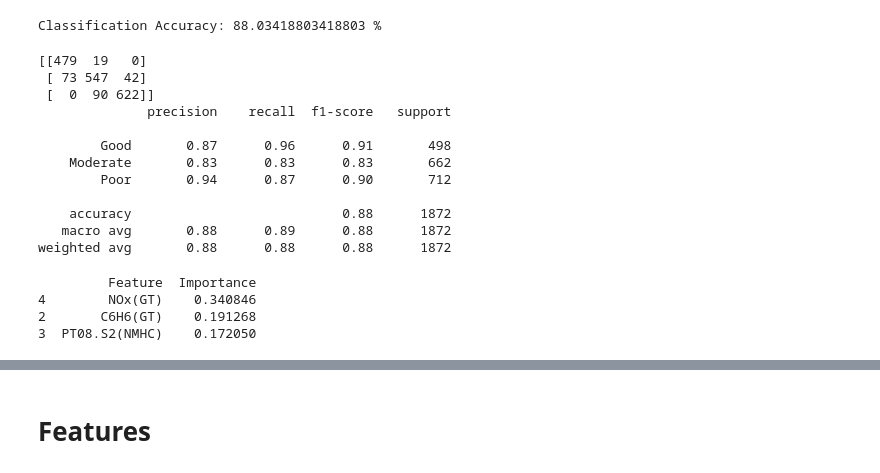
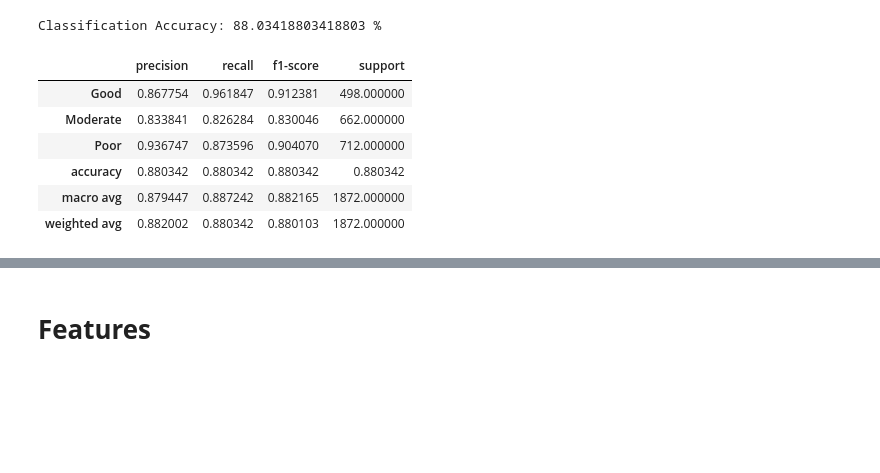
Before and after one commit to namharledba/Air-Quality-Prediction-Dashboard-, a Jupyter notebook: DataAnalysisFile.ipynb, the cells around one changed output, grey strips where cells are left out. Cells and saved outputs as stored; diff of their text form; code cells hidden in the pictures; blank space fills up the shorter version.

```diff
--- a/DataAnalysisFile.ipynb
+++ b/DataAnalysisFile.ipynb
@@ -559,37 +560,18 @@ accuracy = accuracy_score(y_test_cls, y_pred_cls)
 print("Classification Accuracy:", accuracy * 100, "%")
 # %% [output]
 Classification Accuracy: 88.03418803418803 %
-# %%
-#RESULT details
-print(confusion_matrix(y_test_cls, y_pred_cls))
-print(classification_report(y_test_cls, y_pred_cls))
-# %% [output]
-[[479  19   0]
- [ 73 547  42]
- [  0  90 622]]
-              precision    recall  f1-score   support
-
-        Good       0.87      0.96      0.91       498
-    Moderate       0.83      0.83      0.83       662
-        Poor       0.94      0.87      0.90       712
-
-    accuracy                           0.88      1872
-   macro avg       0.88      0.89      0.88      1872
-weighted avg       0.88      0.88      0.88      1872
-# %%
-importance = pd.DataFrame({
-    'Feature': X_cls.columns,
-    'Importance': classifier.feature_importances_
-})
-
-importance = importance.sort_values(
-    by='Importance',
-    ascending=False
-)
-
-print(importance.head(3))
-# %% [output]
-         Feature  Importance
-4        NOx(GT)    0.340846
-2       C6H6(GT)    0.191268
-3  PT08.S2(NMHC)    0.172050
+# %%
+#RESULT details
+
+report = classification_report(y_test_cls, y_pred_cls, output_dict=True)
+df_report = pd.DataFrame(report).transpose()
+
+df_report.style.background_gradient()
+# %% [output]
+|  | precision | recall | f1-score | support |
+| Good | 0.867754 | 0.961847 | 0.912381 | 498.000000 |
+| Moderate | 0.833841 | 0.826284 | 0.830046 | 662.000000 |
+| Poor | 0.936747 | 0.873596 | 0.904070 | 712.000000 |
+| accuracy | 0.880342 | 0.880342 | 0.880342 | 0.880342 |
+| macro avg | 0.879447 | 0.887242 | 0.882165 | 1872.000000 |
+| weighted avg | 0.882002 | 0.880342 | 0.880103 | 1872.000000 |
```
Also changed, not shown: parts of 4 cells of this notebook.
